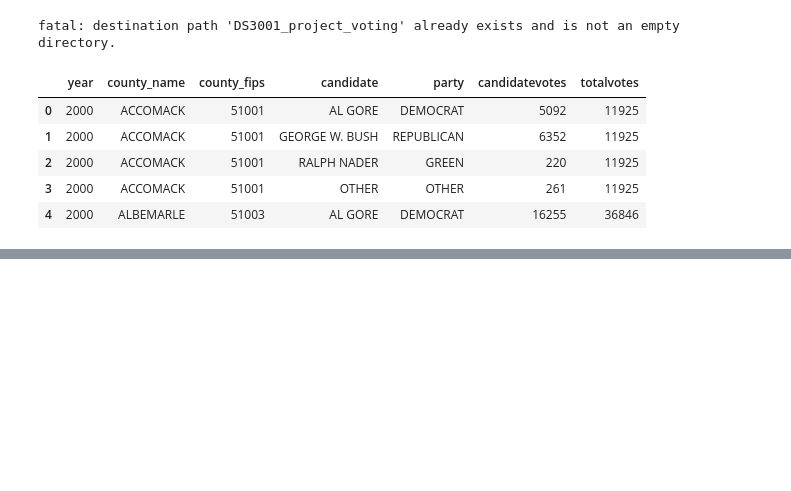
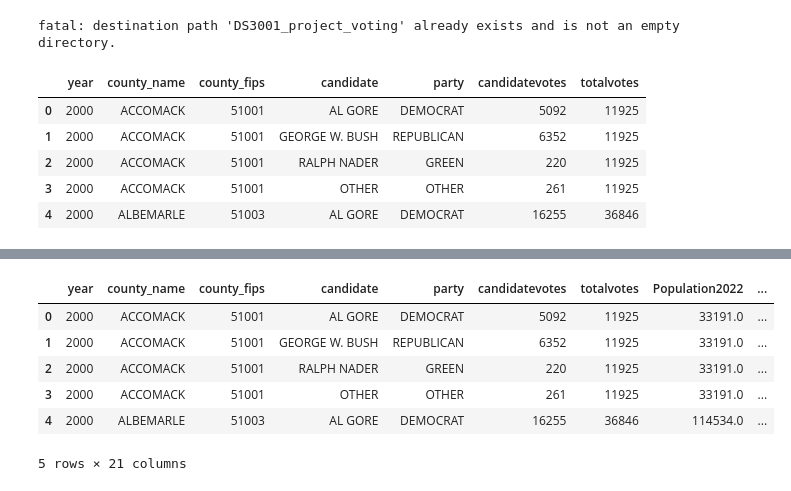
Before and after one commit to Nehach73/DS3001_project_voting, a Jupyter notebook: Project_Notebook_3.ipynb, the cells around one changed output, grey strips where cells are left out. Cells and saved outputs as stored; diff of their text form; code cells hidden in the pictures; blank space fills up the shorter version.

```diff
--- a/Project_Notebook_3.ipynb
+++ b/Project_Notebook_3.ipynb
@@ -47,0 +57,12 @@ fatal: destination path 'DS3001_project_voting' already exists and is not an emp
+# %%
+# Combining both datasets
+voting = pd.merge(voting, counties, on=['county_name','county_fips'], how='left')
+voting.head()
+# %% [output]
+|  | year | county_name | county_fips | candidate | party | candidatevotes | totalvotes | Population2022 | ... |
+| 0 | 2000 | ACCOMACK | 51001 | AL GORE | DEMOCRAT | 5092 | 11925 | 33191.0 | ... |
+| 1 | 2000 | ACCOMACK | 51001 | GEORGE W. BUSH | REPUBLICAN | 6352 | 11925 | 33191.0 | ... |
+| 2 | 2000 | ACCOMACK | 51001 | RALPH NADER | GREEN | 220 | 11925 | 33191.0 | ... |
+| 3 | 2000 | ACCOMACK | 51001 | OTHER | OTHER | 261 | 11925 | 33191.0 | ... |
+| 4 | 2000 | ALBEMARLE | 51003 | AL GORE | DEMOCRAT | 16255 | 36846 | 114534.0 | ... |
+5 rows × 21 columns
```
Also changed, not shown: parts of 2 cells of this notebook.
